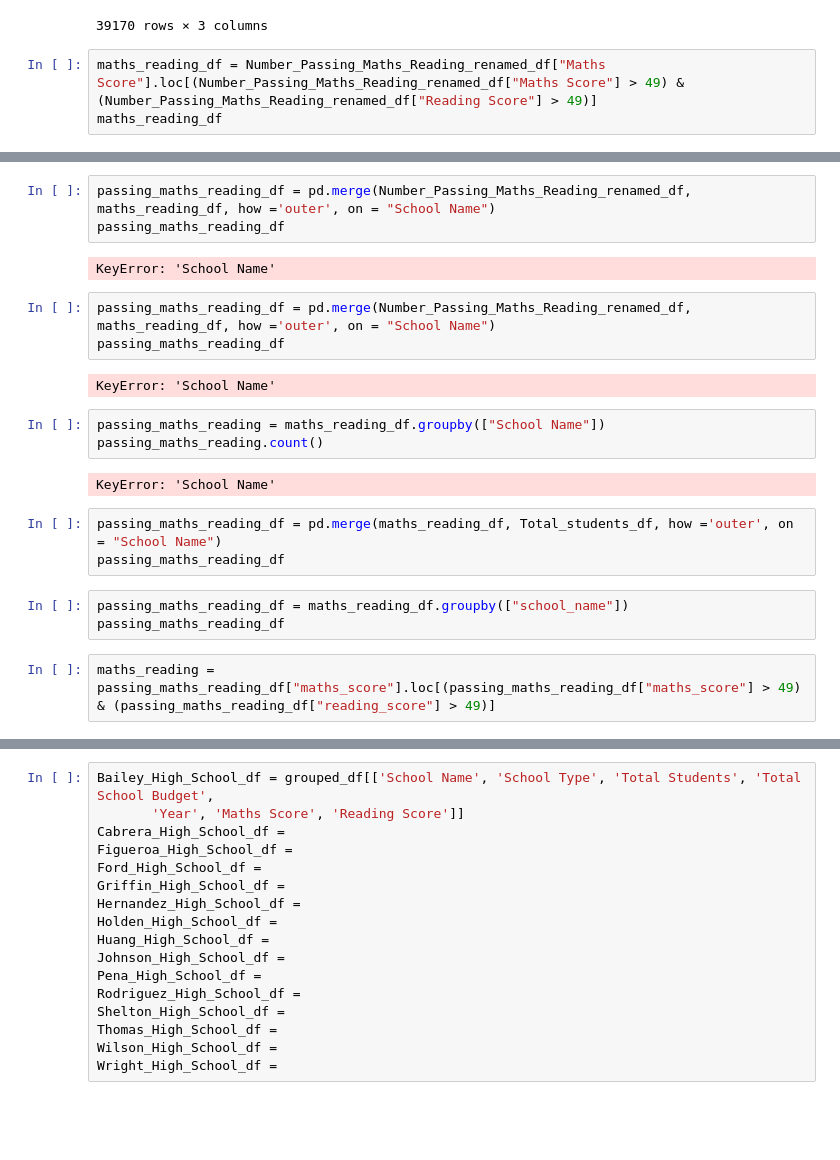
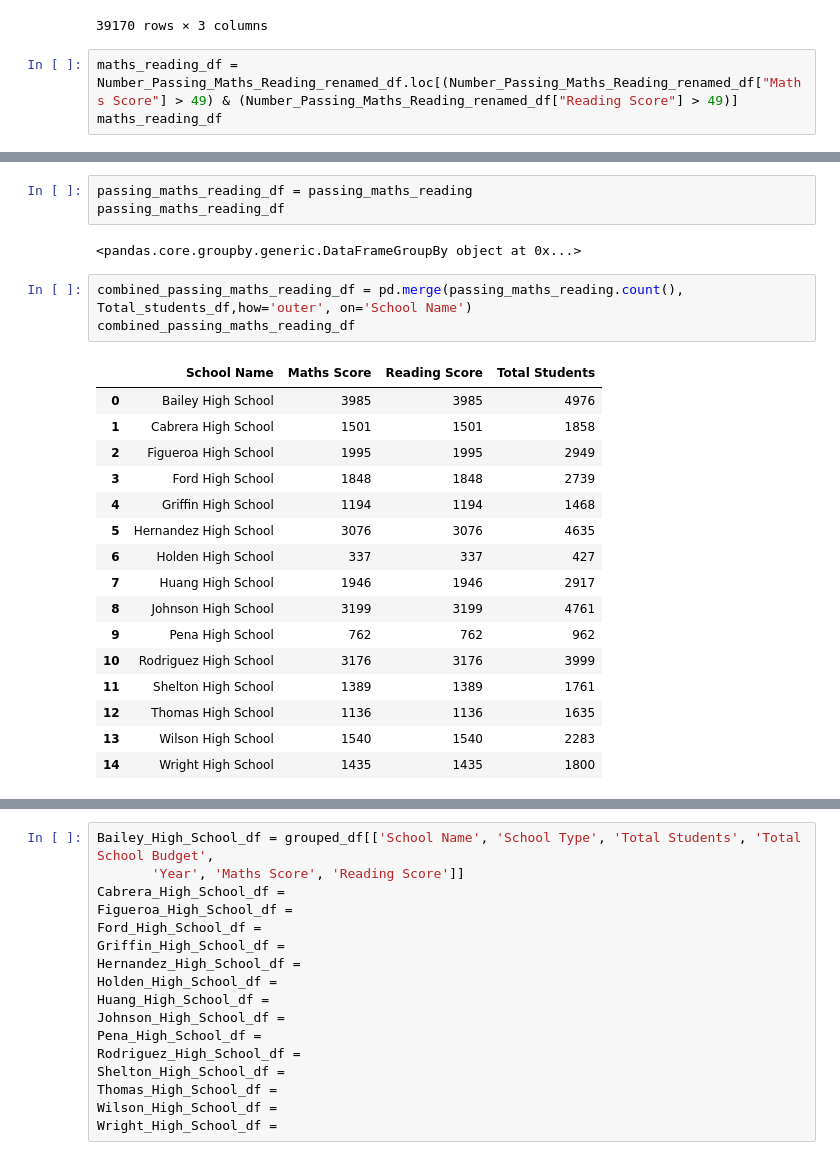
Before and after one commit to SandraBotica/pandas-challenge, a Jupyter notebook: PyCitySchools/PyCitySchools_starter.ipynb, the cells around one changed output, grey strips where cells are left out. Saved outputs shown, nothing was run; the diff lists cells and outputs as text; blank space fills up the shorter version.

```diff
--- a/PyCitySchools/PyCitySchools_starter.ipynb
+++ b/PyCitySchools/PyCitySchools_starter.ipynb
@@ -664,6 +666,6 @@ Number_Passing_Maths_Reading_renamed_df
 | 39169 | Thomas High School | 62 | 47 |
 39170 rows × 3 columns
 # %%
-maths_reading_df = Number_Passing_Maths_Reading_renamed_df["Maths Score"].loc[(Number_Passing_Maths_Reading_renamed_df["Maths Score"] > 49) & (Number_Passing_Maths_Reading_renamed_df["Reading Score"] > 49)]
+maths_reading_df = Number_Passing_Maths_Reading_renamed_df.loc[(Number_Passing_Maths_Reading_renamed_df["Maths Score"] > 49) & (Number_Passing_Maths_Reading_renamed_df["Reading Score"] > 49)]
 maths_reading_df
 # %% [output]
@@ -687,23 +706,25 @@ KeyError: 'School Name'
+# %%
+passing_maths_reading_df = passing_maths_reading
+passing_maths_reading_df
+# %% [output]
+<pandas.core.groupby.generic.DataFrameGroupBy object at 0x...>
 # %%
-passing_maths_reading_df = pd.merge(Number_Passing_Maths_Reading_renamed_df, maths_reading_df, how ='outer', on = "School Name")
-passing_maths_reading_df
+combined_passing_maths_reading_df = pd.merge(passing_maths_reading.count(), Total_students_df,how='outer', on='School Name')
+combined_passing_maths_reading_df
 # %% [output]
-KeyError: 'School Name'
+|  | School Name | Maths Score | Reading Score | Total Students |
+| 0 | Bailey High School | 3985 | 3985 | 4976 |
+| 1 | Cabrera High School | 1501 | 1501 | 1858 |
+| 2 | Figueroa High School | 1995 | 1995 | 2949 |
+| 3 | Ford High School | 1848 | 1848 | 2739 |
+| 4 | Griffin High School | 1194 | 1194 | 1468 |
+| 5 | Hernandez High School | 3076 | 3076 | 4635 |
+| 6 | Holden High School | 337 | 337 | 427 |
+| 7 | Huang High School | 1946 | 1946 | 2917 |
+| 8 | Johnson High School | 3199 | 3199 | 4761 |
+| 9 | Pena High School | 762 | 762 | 962 |
+| 10 | Rodriguez High School | 3176 | 3176 | 3999 |
+| 11 | Shelton High School | 1389 | 1389 | 1761 |
+| 12 | Thomas High School | 1136 | 1136 | 1635 |
+| 13 | Wilson High School | 1540 | 1540 | 2283 |
+| 14 | Wright High School | 1435 | 1435 | 1800 |
-# %%
-passing_maths_reading_df = pd.merge(Number_Passing_Maths_Reading_renamed_df, maths_reading_df, how ='outer', on = "School Name")
-passing_maths_reading_df
-# %% [output]
-KeyError: 'School Name'
-# %%
-passing_maths_reading = maths_reading_df.groupby(["School Name"])
-passing_maths_reading.count()
-# %% [output]
-KeyError: 'School Name'
-# %%
-passing_maths_reading_df = pd.merge(maths_reading_df, Total_students_df, how ='outer', on = "School Name")
-passing_maths_reading_df
-# %%
-passing_maths_reading_df = maths_reading_df.groupby(["school_name"])
-passing_maths_reading_df
-# %%
-maths_reading = passing_maths_reading_df["maths_score"].loc[(passing_maths_reading_df["maths_score"] > 49) & (passing_maths_reading_df["reading_score"] > 49)]
```
Also changed, not shown: parts of 42 cells of this notebook, 7 other files.
